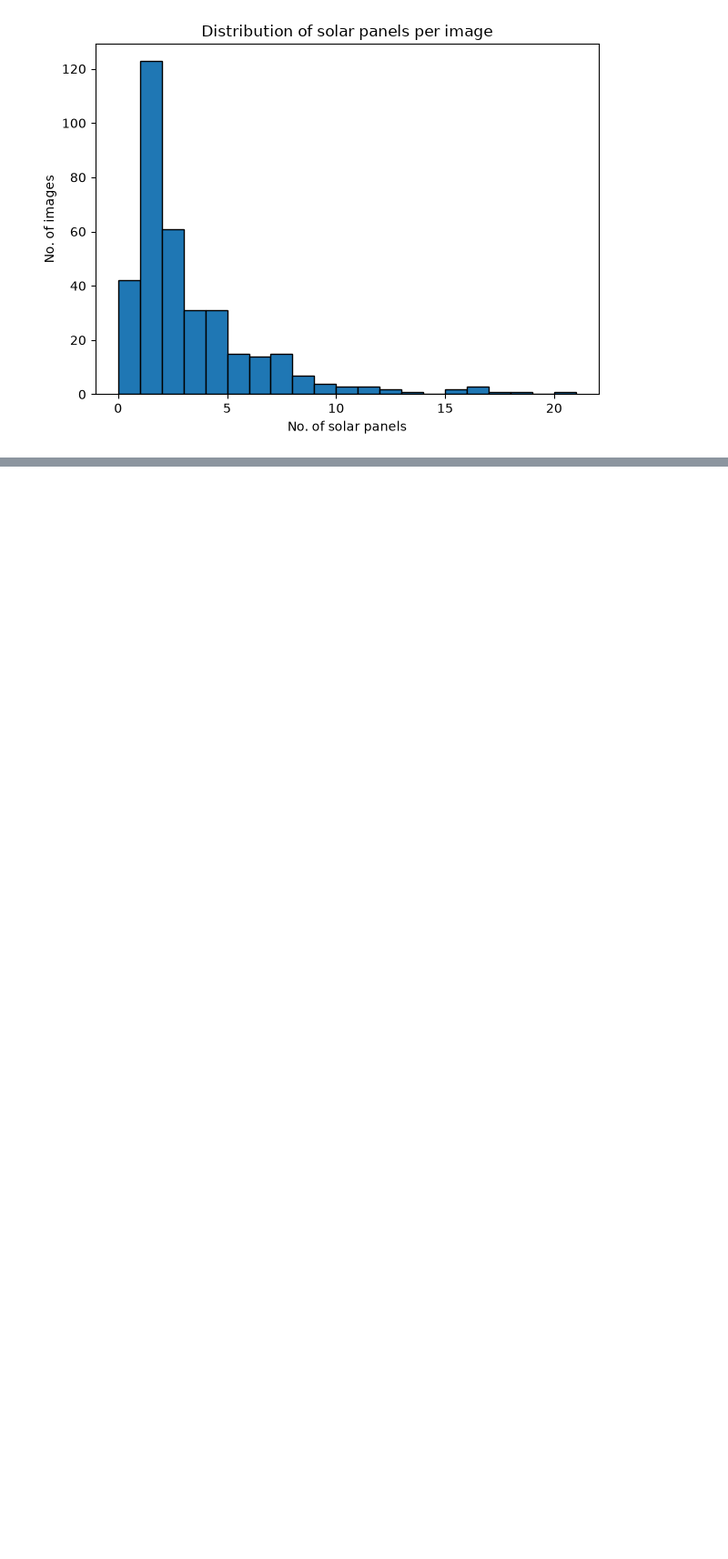
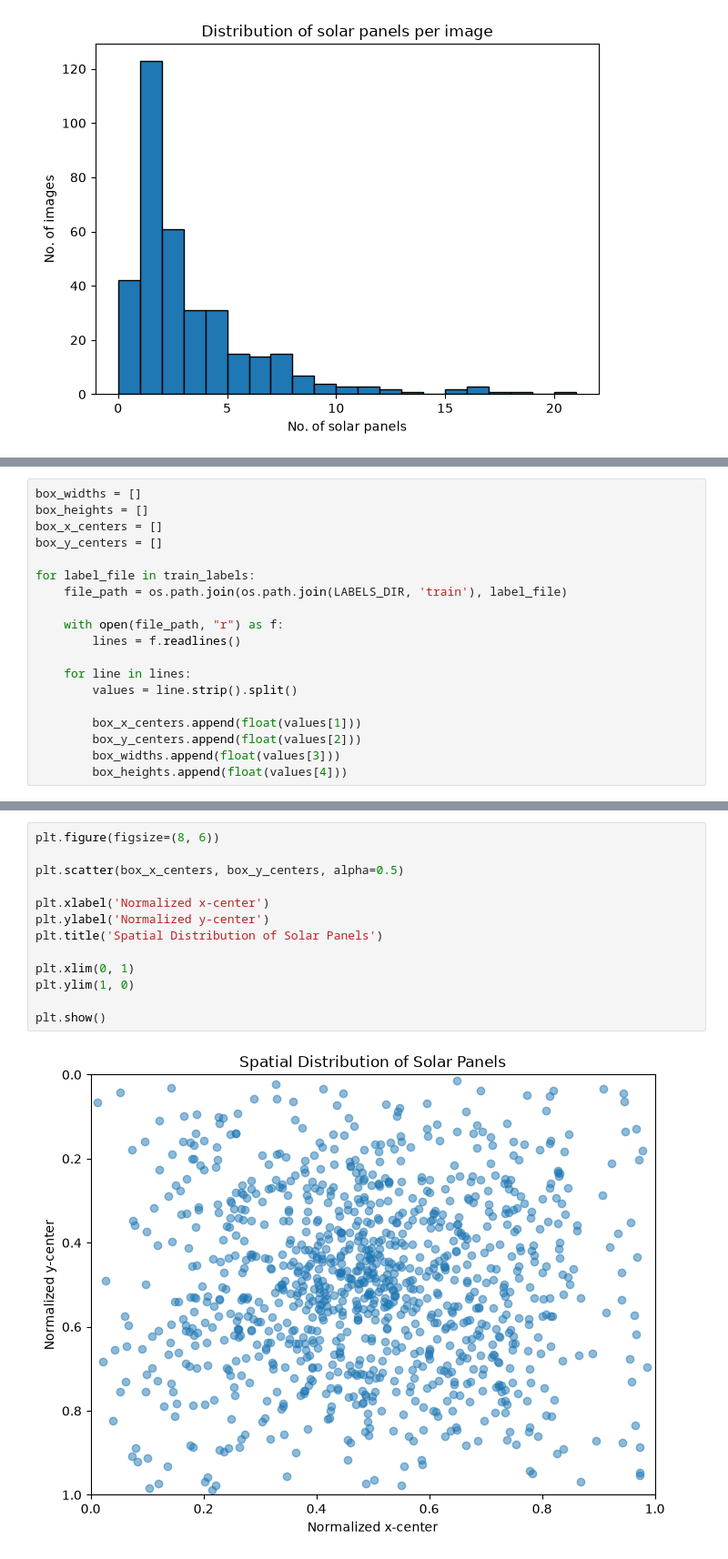
Before and after one commit to VRYeshwanth/Solar-Panel-Detection, a Jupyter notebook: notebooks/01. Dataset_Exploration.ipynb, the cells around one changed output, grey strips where cells are left out. Shown at 91% size. Drawn from its saved outputs; the diff is of its cells as text; blank space fills up the shorter version.

```diff
--- a/notebooks/01. Dataset_Exploration.ipynb
+++ b/notebooks/01. Dataset_Exploration.ipynb
@@ -92,0 +95,19 @@ plt.show()
+# %%
+box_widths = []
+box_heights = []
+box_x_centers = []
+box_y_centers = []
+
+for label_file in train_labels:
+    file_path = os.path.join(os.path.join(LABELS_DIR, 'train'), label_file)
+
+    with open(file_path, "r") as f:
+        lines = f.readlines()
+
+    for line in lines:
+        values = line.strip().split()
+
+        box_x_centers.append(float(values[1]))
+        box_y_centers.append(float(values[2]))
+        box_widths.append(float(values[3]))
+        box_heights.append(float(values[4]))
@@ -92,0 +150,15 @@ plt.show()
+# %%
+plt.figure(figsize=(8, 6))
+
+plt.scatter(box_x_centers, box_y_centers, alpha=0.5)
+
+plt.xlabel('Normalized x-center')
+plt.ylabel('Normalized y-center')
+plt.title('Spatial Distribution of Solar Panels')
+
+plt.xlim(0, 1)
+plt.ylim(1, 0)
+
+plt.show()
+# %% [output]
+[figure, added]
```
Also changed, not shown: parts of 6 cells of this notebook.
